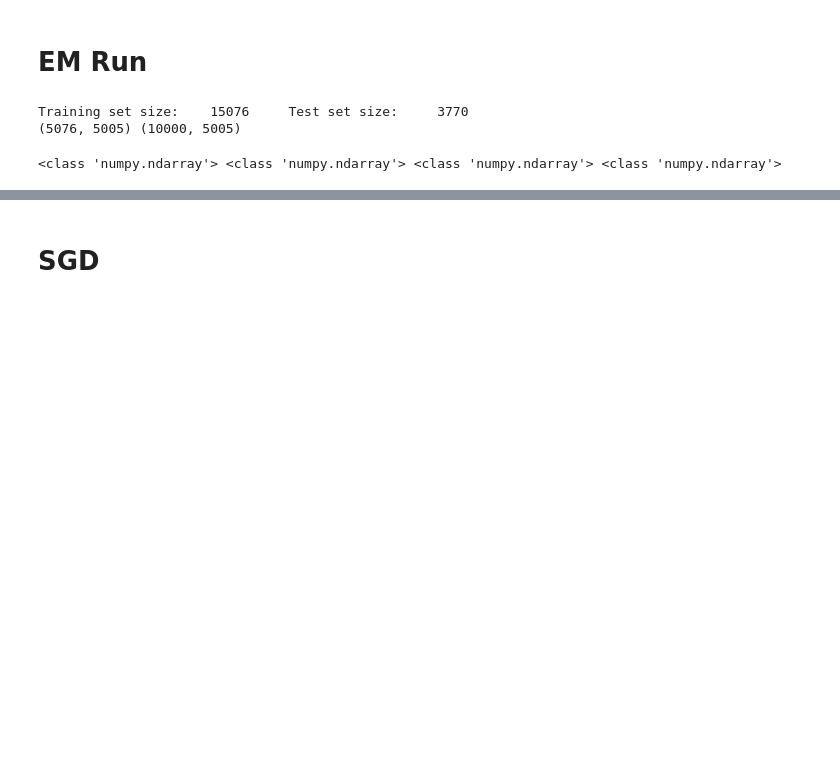
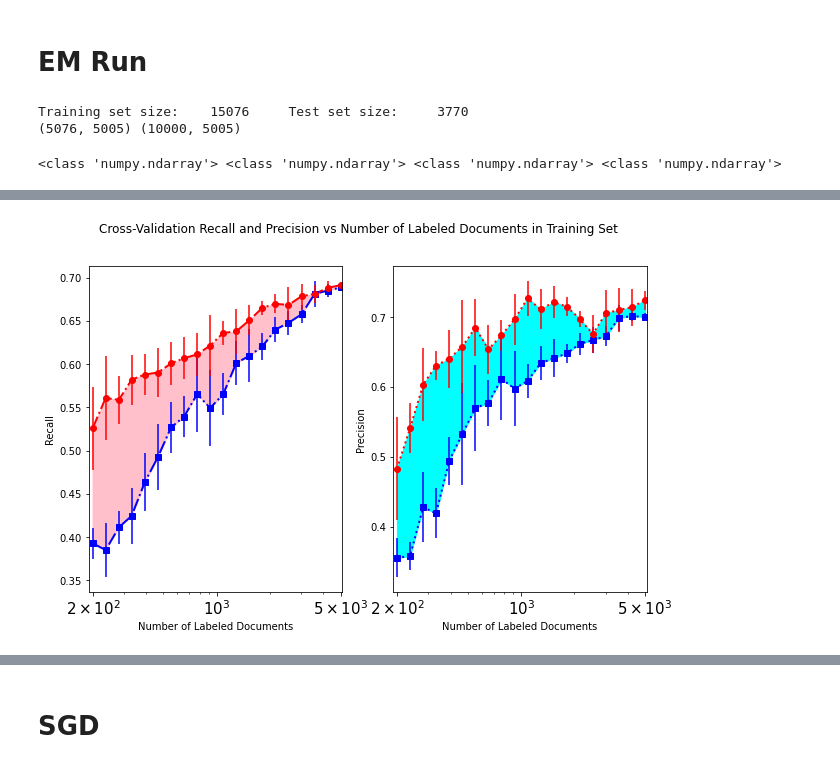
Before and after one commit to aniruddh-shukla/ATML-proj, a Jupyter notebook: Oishi_ATIML_final_Vatsal.ipynb, the cells around one changed output, grey strips where cells are left out. Drawn from its saved outputs; the diff is of its cells as text; code cells hidden in the pictures; blank space fills up the shorter version.

```diff
--- a/Oishi_ATIML_final_Vatsal.ipynb
+++ b/Oishi_ATIML_final_Vatsal.ipynb
@@ -507,0 +500,53 @@ Text(0.5, 1.0, 'Cross-Validation Average Accuracy vs Number of Labeled Documents
+# %%
+# plot CV accuracy comparisons
+nb_score_mean = list()
+nb_score_err = list()
+em_nb_score_mean = list()
+em_nb_score_err = list()
+for idx in range(len(experiments)):
+    nb_scores = [value['recall'] for value in nb_cv_scores[idx]]
+    nb_score_mean.append(np.mean(nb_scores))
+    nb_score_err.append(np.std(nb_scores))
+    em_nb_scores = [value['recall'] for value in em_nb_cv_scores[idx]]
+    em_nb_score_mean.append(np.mean(em_nb_scores))
+    em_nb_score_err.append(np.std(em_nb_scores))
+fig = plt.figure(figsize=(10,6))
+ax1 = fig.add_subplot(121)
+ax1.plot(experiments, nb_score_mean, color='b', linestyle='-.', linewidth=2, label='Traditional Naive Bayes')
+ax1.errorbar(experiments, nb_score_mean, yerr=nb_score_err, fmt='s', color='b')
+ax1.plot(experiments, em_nb_score_mean, color='r', linestyle='-.', linewidth=2, label='Semisupervised EM Naive Bayes')
+ax1.errorbar(experiments, em_nb_score_mean, yerr=em_nb_score_err, fmt='o', color='r')
+ax1.fill_between(experiments, nb_score_mean, em_nb_score_mean, color='pink')
+ax1.set_xlabel('Number of Labeled Documents')
+ax1.set_ylabel('Recall')
+ax1.set_xlim(left=np.min(experiments)-10, right=np.max(experiments)+100)
+ax1.set_xscale('log')
+ax1.set_xticks([200, 1000, 5000])
+ax1.set_xticklabels([r'$2\times10^2$', r'$10^3$', r'$5\times10^3$'], fontsize=15)
+nb_score_mean = list()
+nb_score_err = list()
+em_nb_score_mean = list()
+em_nb_score_err = list()
+for idx in range(len(experiments)):
+    nb_scores = [value['precision'] for value in nb_cv_scores[idx]]
+    nb_score_mean.append(np.mean(nb_scores))
+    nb_score_err.append(np.std(nb_scores))
+    em_nb_scores = [value['precision'] for value in em_nb_cv_scores[idx]]
+    em_nb_score_mean.append(np.mean(em_nb_scores))
+    em_nb_score_err.append(np.std(em_nb_scores))
+ax2 = fig.add_subplot(122)
+ax2.plot(experiments, nb_score_mean, color='b', linestyle=':', linewidth=2, label='Traditional Naive Bayes')
+ax2.errorbar(experiments, nb_score_mean, yerr=nb_score_err, fmt='s', color='b')
+ax2.plot(experiments, em_nb_score_mean, color='r', linestyle=':', linewidth=2, label='Semisupervised EM Naive Bayes')
+ax2.errorbar(experiments, em_nb_score_mean, yerr=em_nb_score_err, fmt='o', color='r')
+ax2.fill_between(experiments, nb_score_mean, em_nb_score_mean, color='aqua')
+ax2.set_xlabel('Number of Labeled Documents')
+ax2.set_ylabel('Precision')
+ax2.set_xlim(left=np.min(experiments)-10, right=np.max(experiments)+100)
+ax2.set_xscale('log')
+ax2.set_xticks([200, 1000, 5000])
+ax2.set_xticklabels([r'$2\times10^2$', r'$10^3$', r'$5\times10^3$'], fontsize=15)
+fig.suptitle('Cross-Validation Recall and Precision vs Number of Labeled Documents in Training Set')
+plt.show()
+# %% [output]
+[figure, added]
```
Also changed, not shown: parts of 24 cells of this notebook.
